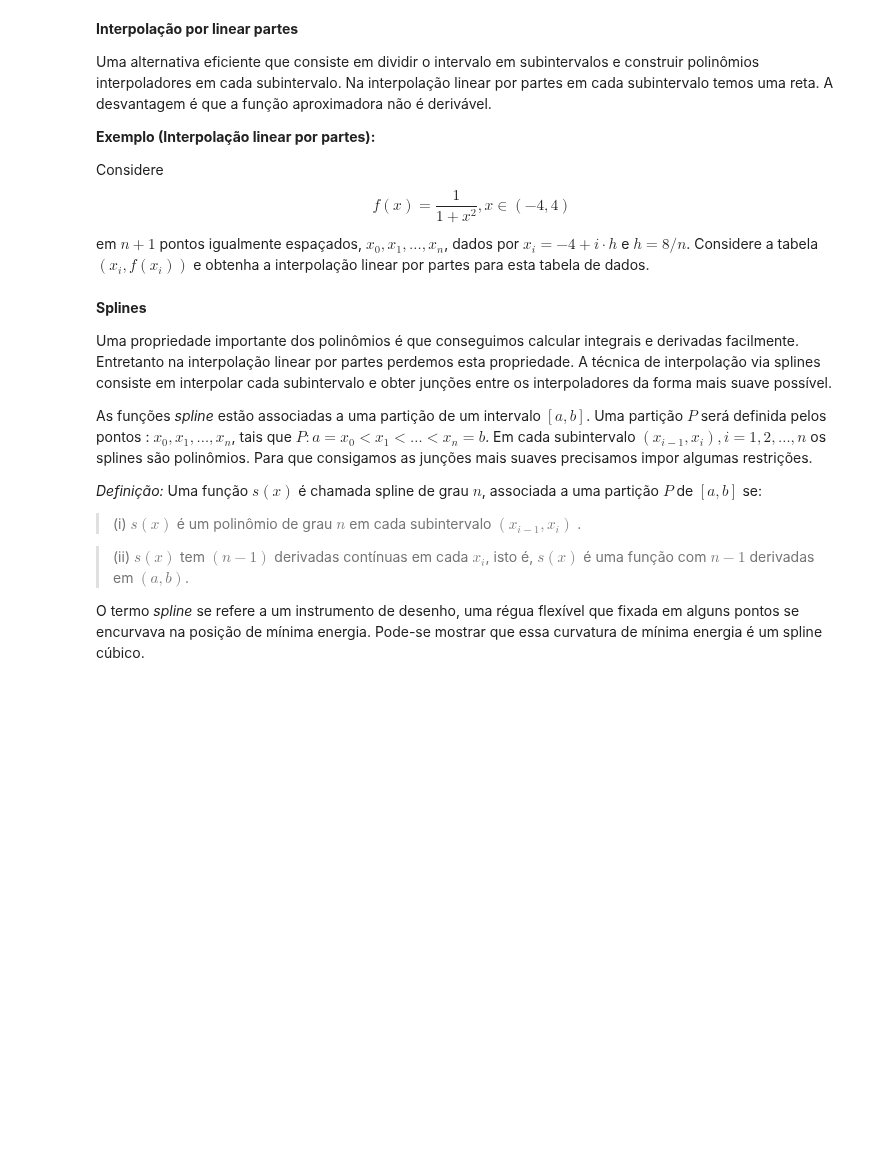
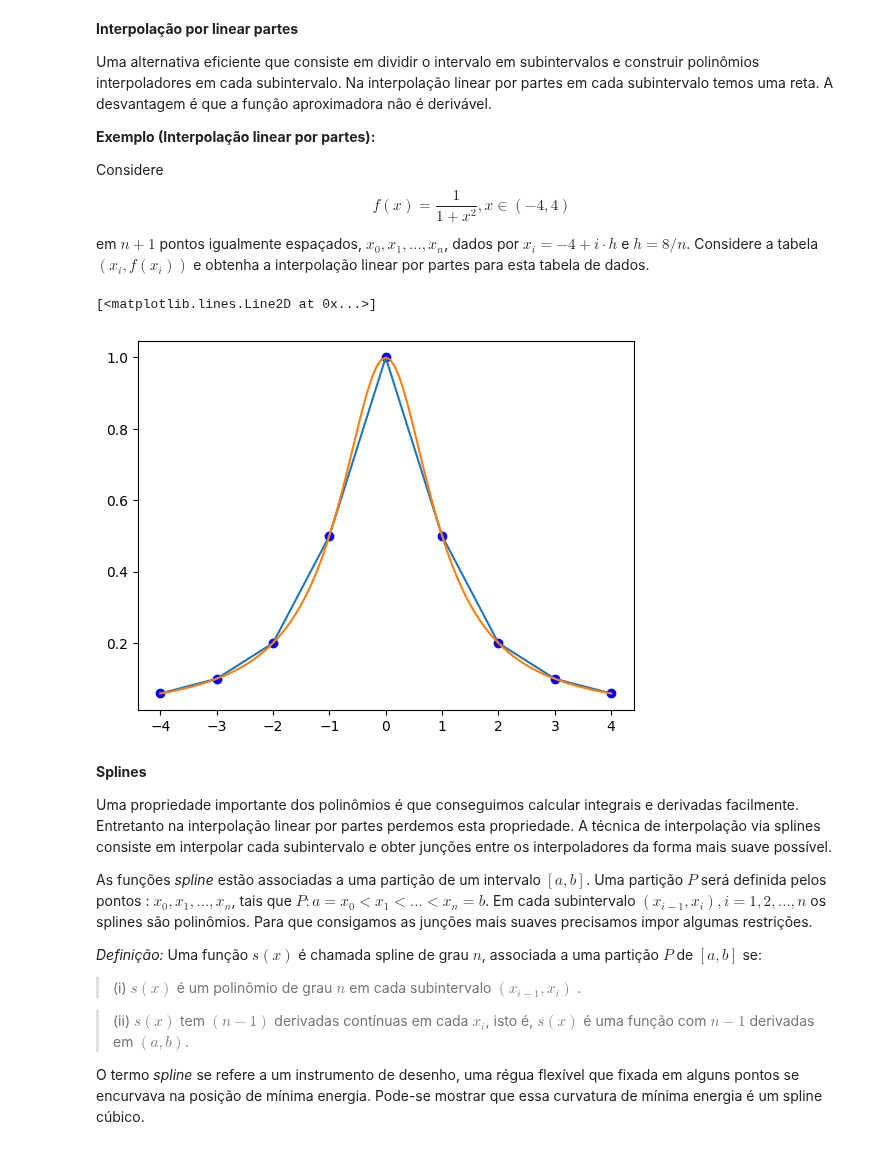
Before and after one commit to pccalegari/exemplos-CN, a Jupyter notebook: Unidade5_Interpolação_por_Partes_CN.ipynb, the cells around one changed output. Cells and saved outputs as stored; diff of their text form; code cells hidden in the pictures; blank space fills up the shorter version.

```diff
--- a/Unidade5_Interpolação_por_Partes_CN.ipynb
+++ b/Unidade5_Interpolação_por_Partes_CN.ipynb
@@ -62,4 +63,26 @@ Uma alternativa eficiente que consiste em dividir o intervalo em subintervalos e
 
 Considere $$f(x)=\dfrac{1}{1+x^2}, x\in(-4,4)$$
 em $n+1$ pontos igualmente espaçados, $x_0,x_1,\ldots,x_n$, dados por $x_i=-4 + i\cdot h$ e $h = 8/n$. Considere a tabela $(x_i, f(x_i))$ e obtenha a interpolação linear por partes para esta tabela de dados.
+# %%
+import numpy as np
+import matplotlib.pyplot as plt
+
+def f(x):
+    return 1/(1+x**2)
+
+a = -4
+b = 4
+N = 9
+x = np.linspace(a,b, N)
+y = f(x)
+
+xx = np.linspace(a,b,101)
+yl = np.interp(xx,x,y)
+
+plt.plot(x,y,'bo')
+plt.plot(xx,yl)
+plt.plot(xx,f(xx))
+# %% [output]
+[<matplotlib.lines.Line2D at 0x...>]
+[figure, added]
 # %% [markdown]
```
Also changed, not shown: parts of 3 cells of this notebook.
